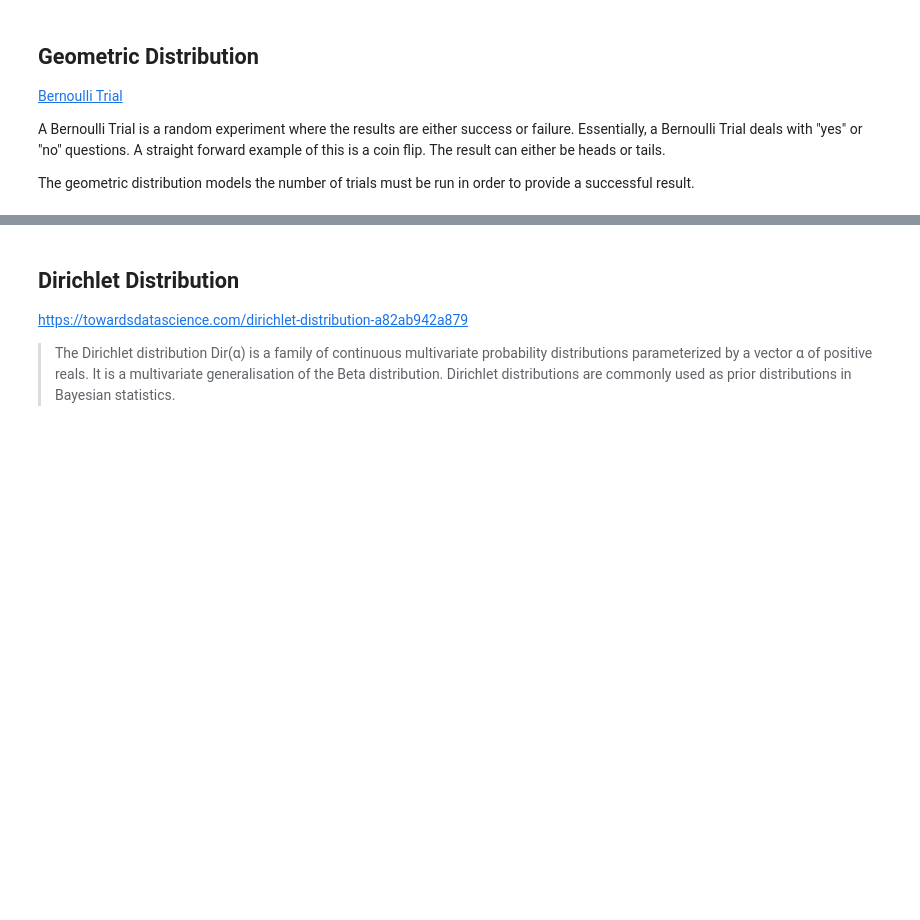
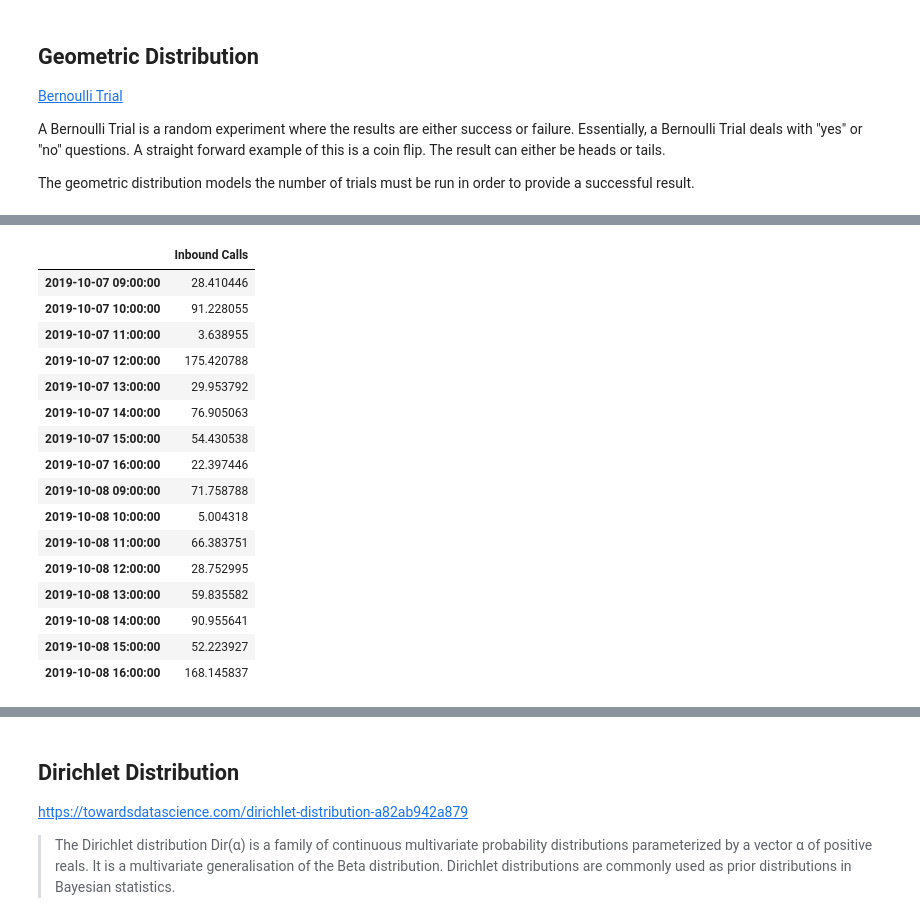
Before and after one commit to ANihill/prog-practical-assignment, a Jupyter notebook: Programming for Data Analysis - Practical Assignments.ipynb, the cells around one changed output, grey strips where cells are left out. Drawn from its saved outputs; the diff is of its cells as text; code cells hidden in the pictures; blank space fills up the shorter version.

```diff
--- a/Programming for Data Analysis - Practical Assignments.ipynb
+++ b/Programming for Data Analysis - Practical Assignments.ipynb
@@ -147,0 +156,27 @@ heads = np.random.geometric(p=0.5, size=100)
+# %%
+# set Business hours
+bh = pd.offsets.BusinessHour()
+# date range for two work days
+rng = pd.date_range('10/07/2019', periods=16, freq=bh)
+# simulated data for number of inbound calls in work week
+# average number of events is 100
+ts = pd.DataFrame(np.random.exponential(100, len(rng)), index=rng, columns=['Inbound Calls'])
+ts
+# %% [output]
+|  | Inbound Calls |
+| 2019-10-07 09:00:00 | 28.410446 |
+| 2019-10-07 10:00:00 | 91.228055 |
+| 2019-10-07 11:00:00 | 3.638955 |
+| 2019-10-07 12:00:00 | 175.420788 |
+| 2019-10-07 13:00:00 | 29.953792 |
+| 2019-10-07 14:00:00 | 76.905063 |
+| 2019-10-07 15:00:00 | 54.430538 |
+| 2019-10-07 16:00:00 | 22.397446 |
+| 2019-10-08 09:00:00 | 71.758788 |
+| 2019-10-08 10:00:00 | 5.004318 |
+| 2019-10-08 11:00:00 | 66.383751 |
+| 2019-10-08 12:00:00 | 28.752995 |
+| 2019-10-08 13:00:00 | 59.835582 |
+| 2019-10-08 14:00:00 | 90.955641 |
+| 2019-10-08 15:00:00 | 52.223927 |
+| 2019-10-08 16:00:00 | 168.145837 |
```
Also changed, not shown: parts of 17 cells of this notebook.
